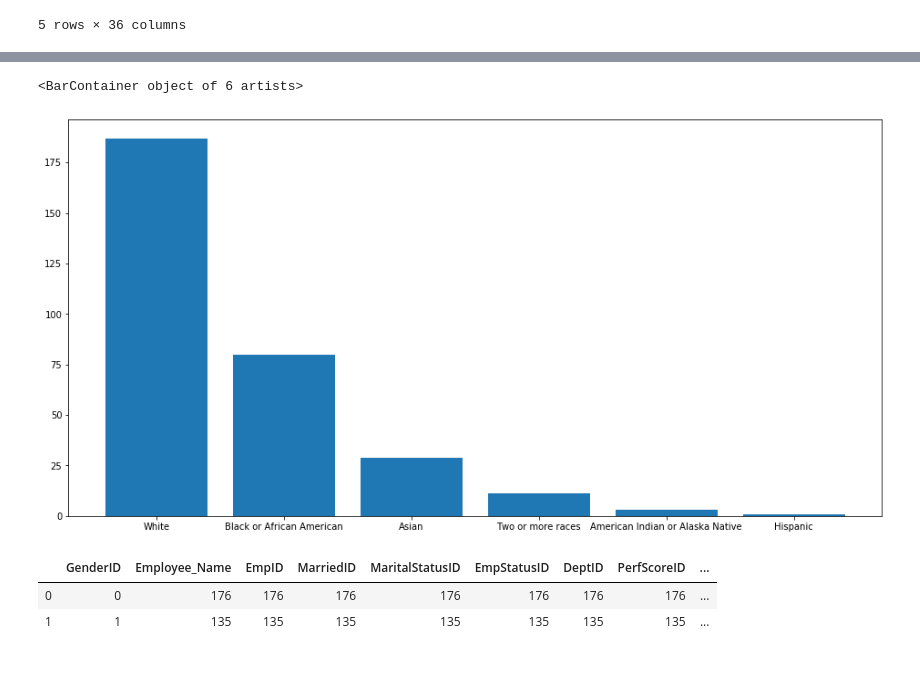
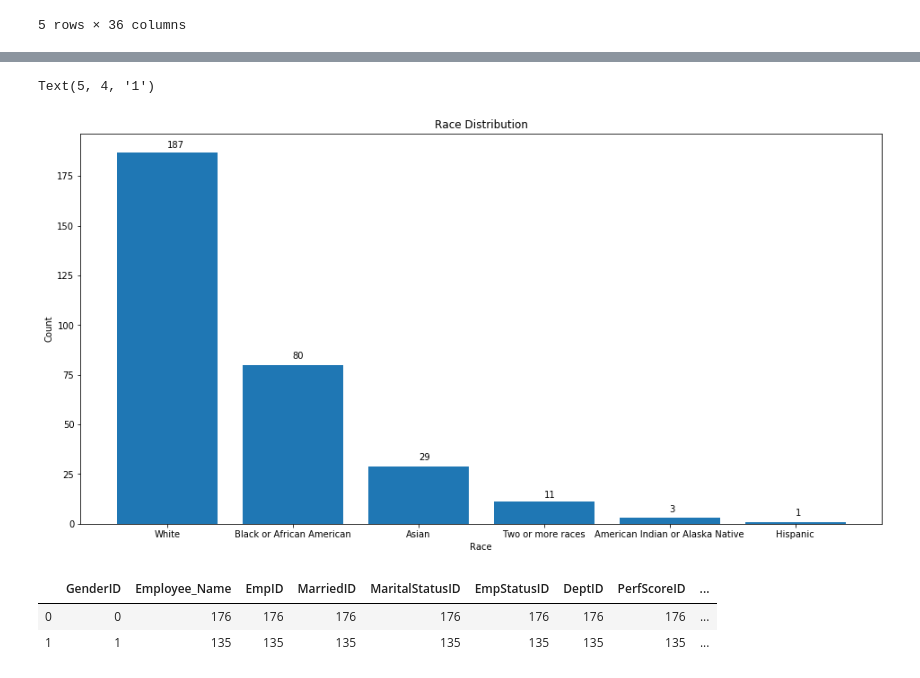
Before and after one commit to jessicac818/Netflix-Midterm-Project-1, a Jupyter notebook: Diversity in the Workforce Group 6.ipynb, the cells around one changed output, grey strips where cells are left out. Cells and saved outputs as stored; diff of their text form; code cells hidden in the pictures.

```diff
--- a/Diversity in the Workforce Group 6.ipynb
+++ b/Diversity in the Workforce Group 6.ipynb
@@ -92,9 +132,21 @@ Race_Desc = Race_Desc.sort_values(by=['Employee_Name'],ascending=False)
-# %%
-fig = plt.figure(figsize = (16,8))
-plt.bar(Race_Desc['RaceDesc'],Race_Desc['Employee_Name'])
-# %% [output]
-<BarContainer object of 6 artists>
-[figure, removed]
+# %%
+fig = plt.figure(figsize = (16,8))
+plt.bar(Race_Desc['RaceDesc'],Race_Desc['Employee_Name'])
+plt.ylabel('Count')
+plt.xlabel('Race')
+
+plt.title("Race Distribution")
+
+
+plt.annotate('187', xy=(0,189))
+plt.annotate('80', xy=(1,83))
+plt.annotate('29', xy=(2,32))
+plt.annotate('11', xy=(3,13))
+plt.annotate('3', xy=(4,6))
+plt.annotate('1', xy=(5,4))
+# %% [output]
+Text(5, 4, '1')
+[figure, added]
 # %%
 #Overall Diversity base on Gender and Department.
 #Overall Diversity base on Gender and Recruitment Source.
```
Also changed, not shown: parts of 16 cells of this notebook.
